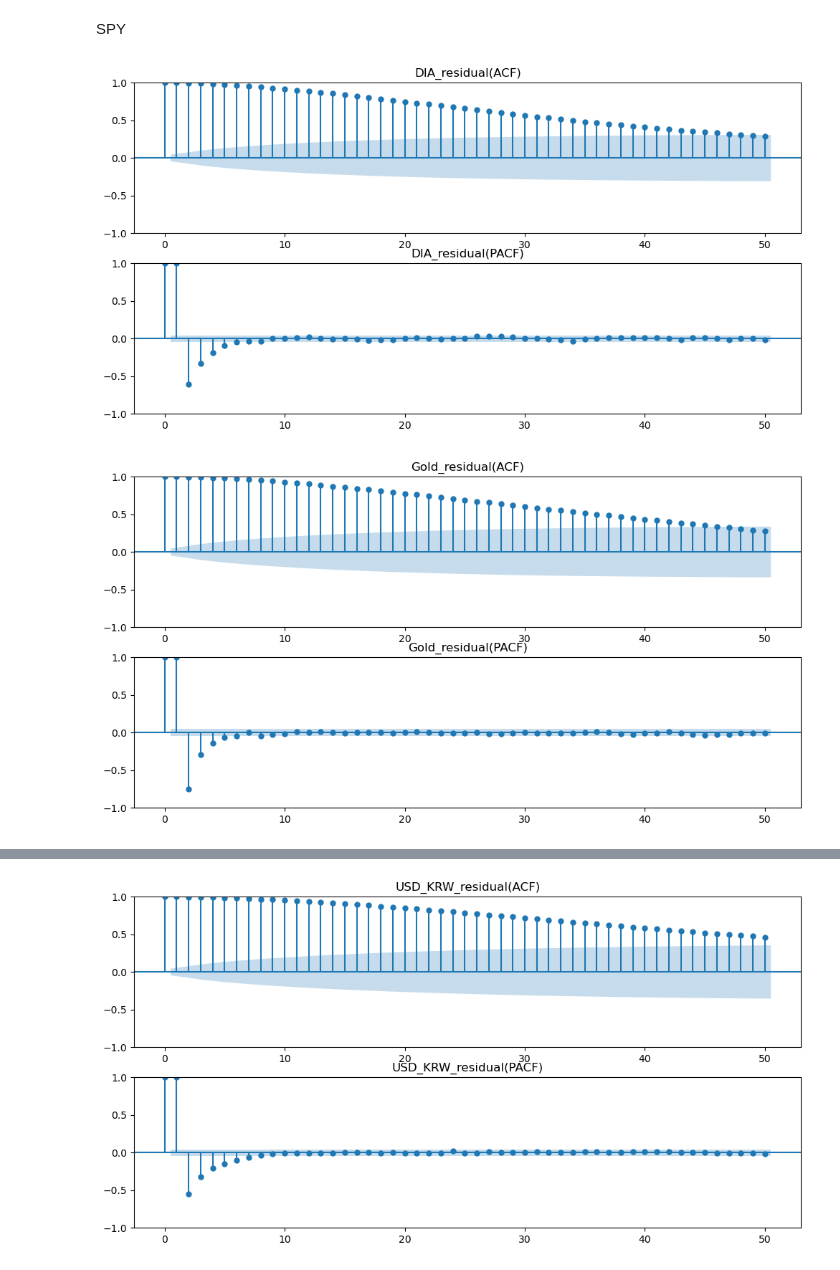
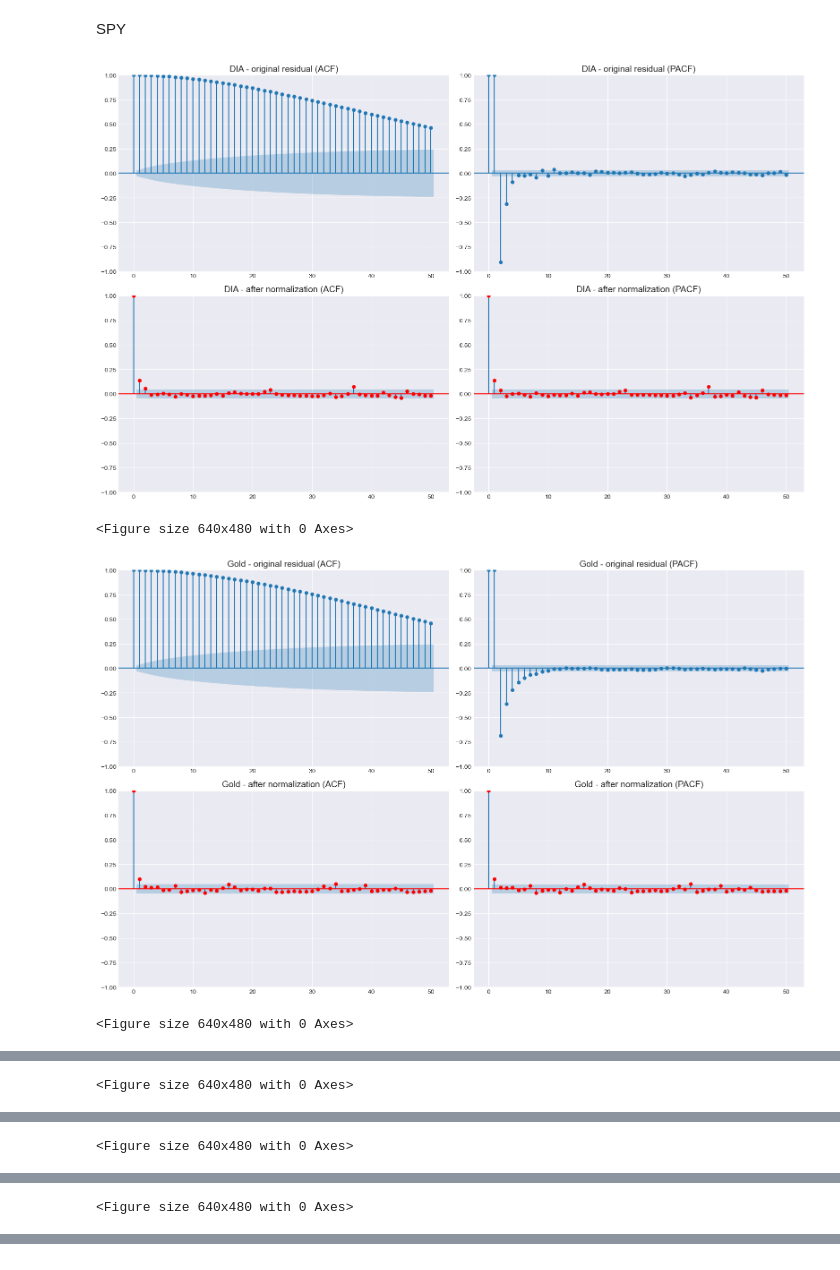
Before and after one commit to intelligent04/VIXexpectation, a Jupyter notebook: 5.ACF_PACF.ipynb, the cells around one changed output, grey strips where cells are left out. Cells and saved outputs as stored; diff of their text form; code cells hidden in the pictures.

```diff
--- a/5.ACF_PACF.ipynb
+++ b/5.ACF_PACF.ipynb
@@ -5,27 +5,51 @@ SPY
 # %%
 from statsmodels.graphics.tsaplots import plot_acf, plot_pacf
 import matplotlib.pyplot as plt
 import pandas as pd
+import numpy as np
 
 residual_charts = ['./residual_data/DIA_residual.csv','./residual_data/Gold_residual.csv','./residual_data/Oil_residual.csv',
 './residual_data/QQQ_residual.csv','./residual_data/SPY_residual.csv',
 './residual_data/US10-Year_Bond_residual.csv','./residual_data/USD_KRW_residual.csv','./residual_data/VIX_residual.csv']
 
 normalized_charts =['./normalized_data/DIA_residual_normalized.csv','./normalized_data/Gold_residual_normalized.csv','./normalized_data/Oil_residual_normalized.csv',
 './normalized_data/QQQ_residual_normalized.csv','./normalized_data/SPY_residual_normalized.csv',
 './normalized_data/US10-Year_Bond_residual_normalized.csv','./normalized_data/USD_KRW_residual_normalized.csv','./normalized_data/VIX_residual_normalized.csv']
 
-indices=['DIA_residual','Gold_residual','Oil_residual','QQQ_residual','SPY_residual','US10-Year_Bond_residual','USD_KRW_residual','VIX_residual']
+indices=['DIA','Gold','Oil','QQQ','SPY','US10-Year_Bond','USD_KRW','VIX']
+
 
 for i in range(8):
-    #df = pd.read_csv(residual_charts[i], parse_dates=['Date'], index_col='Date') #정상화 전 차트보기
-    df = pd.read_csv(normalized_charts[i], parse_dates=['Date'], index_col='Date')
-    fig, ax = plt.subplots(2, 1, figsize=(12, 6))
-    plot_acf(df['resid'].dropna(), lags=50, ax=ax[0])
-    ax[0].set_title(indices[i]+"(ACF)")
-    plot_pacf(df['resid'].dropna(), lags=50, ax=ax[1])
-    ax[1].set_title(indices[i]+"(PACF)")
+    df1 = pd.read_csv(residual_charts[i], parse_dates=['Date'], index_col='Date')  # 정상화 전 차트
+    df2 = pd.read_csv(normalized_charts[i], parse_dates=['Date'], index_col='Date')  # 정상화 후 차트
+
+    # 2. ACF/PACF 비교 시각화
+    fig, ((ax1, ax2), (ax3, ax4)) = plt.subplots(2, 2, figsize=(16, 10))
+
+    # 정상화 전 ACF
+    plot_acf(df1['resid'].dropna(), lags=50, ax=ax1, alpha=0.05, title='')
+    ax1.set_title(f'{indices[i]} - original residual (ACF)', fontsize=14)
+
+    # 정상화 전 PACF
+    plot_pacf(df1['resid'].dropna(), lags=50, ax=ax2, alpha=0.05, title='')
+    ax2.set_title(f'{indices[i]} - original residual (PACF)', fontsize=14)
+
+    # 정상화 후 ACF
+    plot_acf(df2['diff_log_resid'].dropna(), lags=50, ax=ax3, alpha=0.05, title='',color="red")
+    ax3.set_title(f'{indices[i]} - after normalization (ACF)', fontsize=14)
+
+    # 정상화 후 PACF
+    plot_pacf(df2['diff_log_resid'].dropna(), lags=50, ax=ax4, alpha=0.05, title='',color="red")
+    ax4.set_title(f'{indices[i]} - after normalization (PACF)', fontsize=14)
+
+    plt.tight_layout()
     plt.show()
+
+
+    plt.tight_layout()
+    plt.show()
 # %% [output]
-[figure, old version]
+[figure, new version]
+<Figure size 640x480 with 0 Axes>
-[figure, old version]
+[figure, new version]
+<Figure size 640x480 with 0 Axes>
@@ -32,0 +57 @@ for i in range(8):
+<Figure size 640x480 with 0 Axes>
@@ -33,0 +59 @@ for i in range(8):
+<Figure size 640x480 with 0 Axes>
@@ -34,0 +61 @@ for i in range(8):
+<Figure size 640x480 with 0 Axes>
@@ -36 +62,0 @@ for i in range(8):
-[figure, removed]
```
Also changed, not shown: parts of 1 cell of this notebook, 10 other files.
